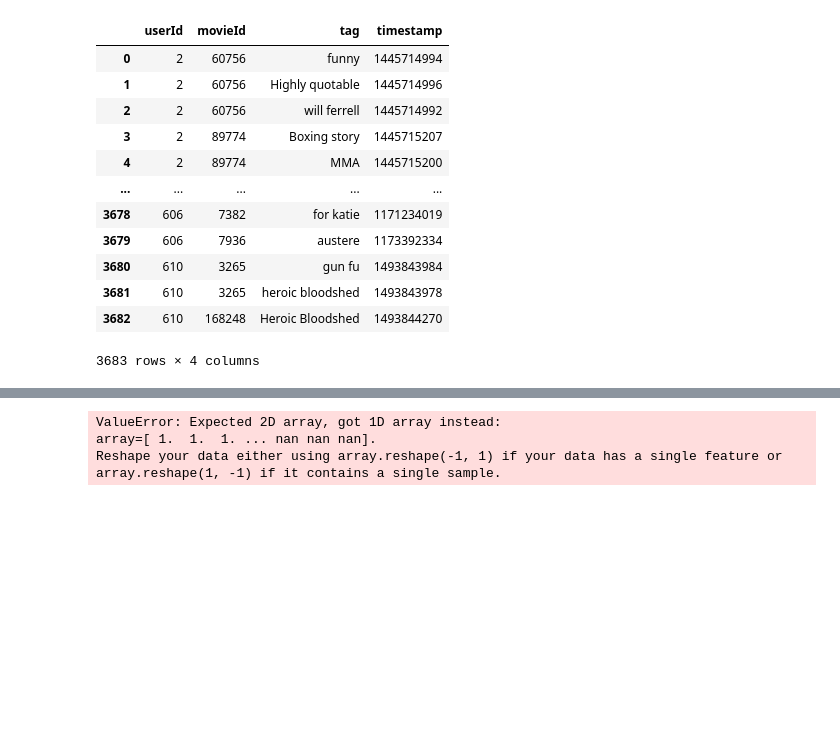
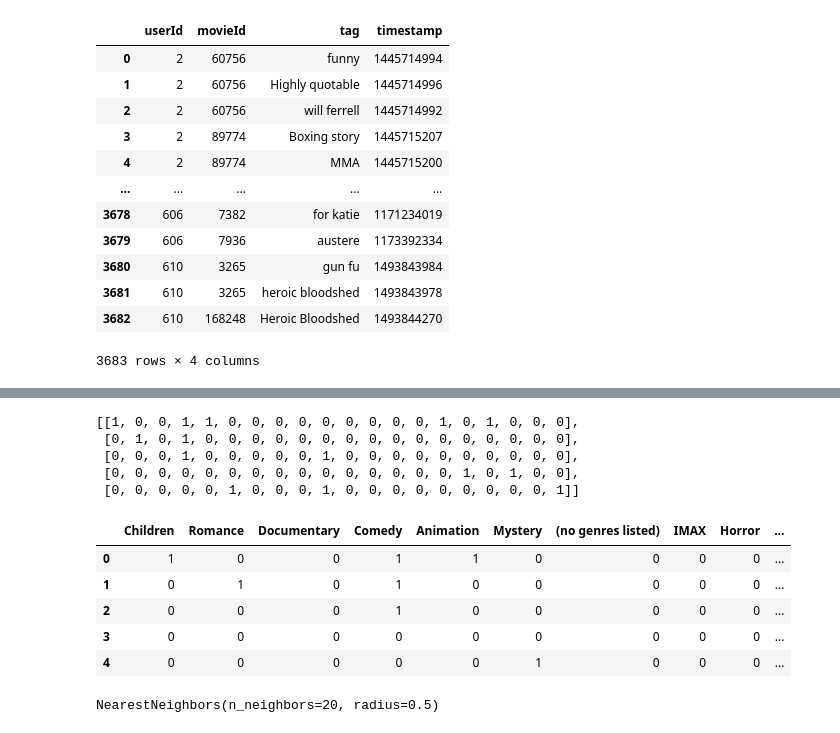
Before and after one commit to ShiyuLi1997/CSE482Project, a Jupyter notebook: Proj.ipynb, the cells around one changed output, grey strips where cells are left out. Cells and saved outputs as stored; diff of their text form; code cells hidden in the pictures; blank space fills up the shorter version.

Commit message:
Add files via upload
“Make sure you have the data folder in the same path as the file path”

```diff
--- a/Proj.ipynb
+++ b/Proj.ipynb
@@ -157,7 +179,7 @@ from sklearn.neighbors import KNeighborsClassifier
 # %%
-gen_numeric = []
-print(len(gen_lst))
-for i in range(len(gen_lst)):
-    l = le.transform(gen_lst[i])
-    gen_numeric.append(l)
+#gen_numeric = []
+#print(len(gen_lst))
+#for i in range(len(gen_lst)):
+   # l = le.transform(gen_lst[i])
+   # gen_numeric.append(l)
     #print(l)
@@ -212,7 +186,50 @@ name_l = ['Children', 'Romance', 'Documentary', 'Comedy',
-# %%
-knn = KNeighborsClassifier(n_neighbors=30)
-knn.fit(temp['userId'], gen_numeric)
-# %% [output]
-ValueError: Expected 2D array, got 1D array instead:
-array=[ 1.  1.  1. ... nan nan nan].
-Reshape your data either using array.reshape(-1, 1) if your data has a single feature or array.reshape(1, -1) if it contains a single sample.
+# %%
+
+
+
+name_l = ['Children', 'Romance', 'Documentary', 'Comedy',
+                            'Animation', 'Mystery', '(no genres listed)',
+                            'IMAX', 'Horror', 'Crime', 'Film-Noir', 'War',
+                            'Drama', 'Western', 'Fantasy', 'Action', 'Adventure',
+                            'Sci-Fi', 'Musical', 'Thriller']
+
+my_lst = []
+for i in gen_lst:
+    binary_lst = []
+    for j in range(len(name_l)):
+        if name_l[j] in i:
+            binary_lst.append(1)
+        else:
+            binary_lst.append(0)
+    my_lst.append(binary_lst)
+
+pprint(my_lst[0:5])
+# %% [output]
+[[1, 0, 0, 1, 1, 0, 0, 0, 0, 0, 0, 0, 0, 0, 1, 0, 1, 0, 0, 0],
+ [0, 1, 0, 1, 0, 0, 0, 0, 0, 0, 0, 0, 0, 0, 0, 0, 0, 0, 0, 0],
+ [0, 0, 0, 1, 0, 0, 0, 0, 0, 1, 0, 0, 0, 0, 0, 0, 0, 0, 0, 0],
+ [0, 0, 0, 0, 0, 0, 0, 0, 0, 0, 0, 0, 0, 0, 0, 1, 0, 1, 0, 0],
+ [0, 0, 0, 0, 0, 1, 0, 0, 0, 1, 0, 0, 0, 0, 0, 0, 0, 0, 0, 1]]
+# %%
+new_pd = temp['userId']
+matrix_20 = np.array(my_lst)
+pd_20 = pd.DataFrame(data=matrix_20)
+pd_20.columns = name_l
+pd_20.head()
+# %% [output]
+|  | Children | Romance | Documentary | Comedy | Animation | Mystery | (no genres listed) | IMAX | Horror | ... |
+| 0 | 1 | 0 | 0 | 1 | 1 | 0 | 0 | 0 | 0 | ... |
+| 1 | 0 | 1 | 0 | 1 | 0 | 0 | 0 | 0 | 0 | ... |
+| 2 | 0 | 0 | 0 | 1 | 0 | 0 | 0 | 0 | 0 | ... |
+| 3 | 0 | 0 | 0 | 0 | 0 | 0 | 0 | 0 | 0 | ... |
+| 4 | 0 | 0 | 0 | 0 | 0 | 1 | 0 | 0 | 0 | ... |
+# %%
+#print(temp['userId'][0:5])
+#print(len(my_lst))
+#knn = NearestNeighbors(n_neighbors=10)
+#knn.fit(np.array(temp['userId']).reshape(-1,1),my_lst)
+
+knn = NearestNeighbors(n_neighbors=20, radius=0.5)
+knn.fit(pd_20)
+# %% [output]
+NearestNeighbors(n_neighbors=20, radius=0.5)
```
Also changed, not shown: parts of 12 cells of this notebook.
